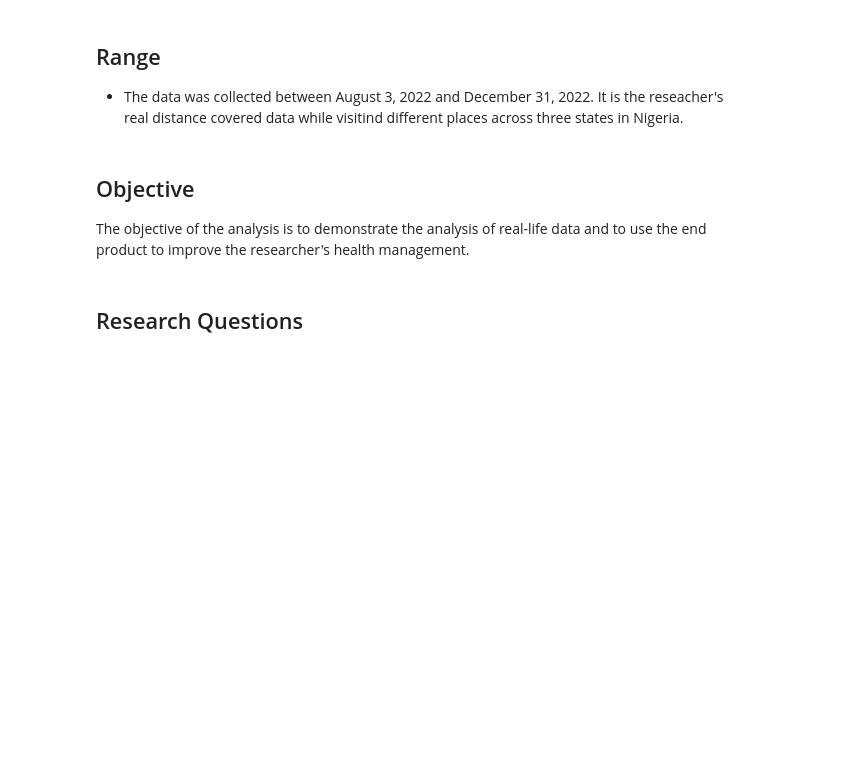
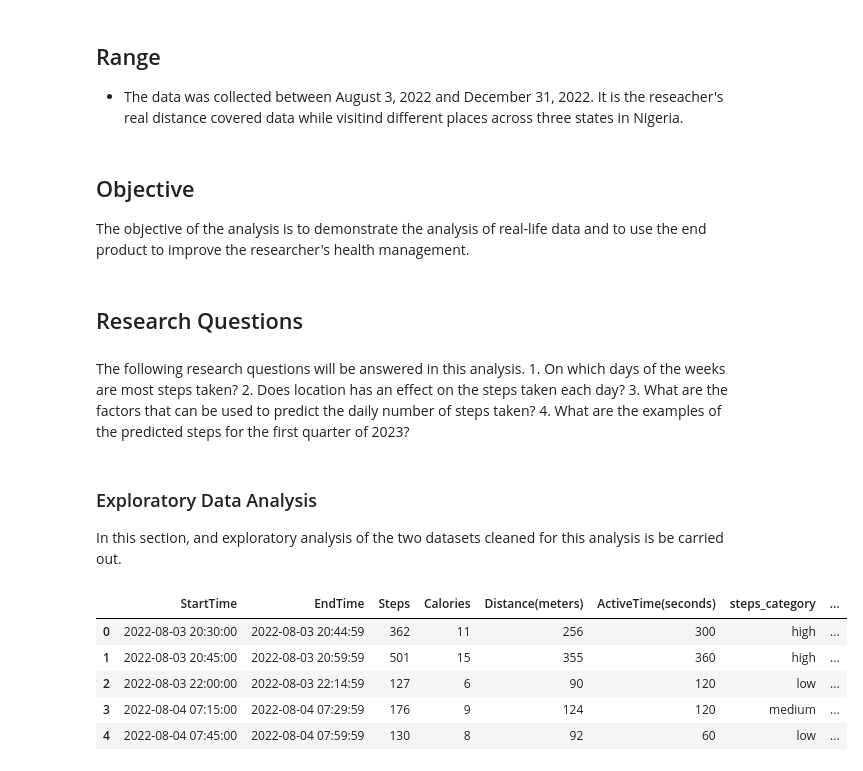
Before and after one commit to Lamozain/steps_2022, a Jupyter notebook: steps_analysis_notebook_2022.ipynb, the cells around one changed output. Drawn from its saved outputs; the diff is of its cells as text; code cells hidden in the pictures; blank space fills up the shorter version.

```diff
--- a/steps_analysis_notebook_2022.ipynb
+++ b/steps_analysis_notebook_2022.ipynb
@@ -36,3 +54,13 @@ The objective of the analysis is to demonstrate the analysis of real-life data a
 # %% [markdown]
 <a id='research'></a>
 ## Research Questions
+# %% [markdown]
+The following research questions will be answered in this analysis.
+     1. On which days of the weeks are most steps taken?
+     2. Does location has an effect on the steps taken each day?
+     3. What are the factors that can be used to predict the daily number of steps taken?
+     4. What are the examples of the predicted steps for the first quarter of 2023?
+# %% [markdown]
+<a id='eda'></a>
+### Exploratory Data Analysis
+In this section, and exploratory analysis of the two datasets cleaned for this analysis is be carried out.
@@ -38,0 +80,11 @@ The objective of the analysis is to demonstrate the analysis of real-life data a
+# %%
+# Carrying out the descriptives for the data
+# Viewing the first few rows
+step_22.head()
+# %% [output]
+|  | StartTime | EndTime | Steps | Calories | Distance(meters) | ActiveTime(seconds) | steps_category | ... |
+| 0 | 2022-08-03 20:30:00 | 2022-08-03 20:44:59 | 362 | 11 | 256 | 300 | high | ... |
+| 1 | 2022-08-03 20:45:00 | 2022-08-03 20:59:59 | 501 | 15 | 355 | 360 | high | ... |
+| 2 | 2022-08-03 22:00:00 | 2022-08-03 22:14:59 | 127 | 6 | 90 | 120 | low | ... |
+| 3 | 2022-08-04 07:15:00 | 2022-08-04 07:29:59 | 176 | 9 | 124 | 120 | medium | ... |
+| 4 | 2022-08-04 07:45:00 | 2022-08-04 07:59:59 | 130 | 8 | 92 | 60 | low | ... |
```
Also changed, not shown: parts of 15 cells of this notebook, 1 other file.
